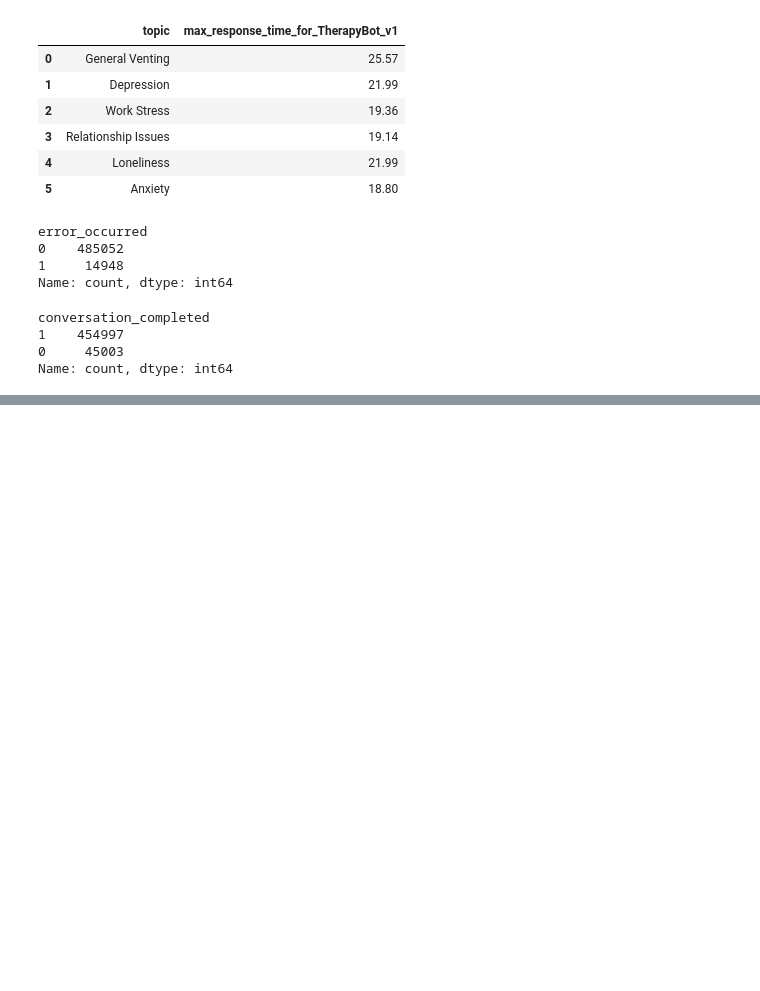
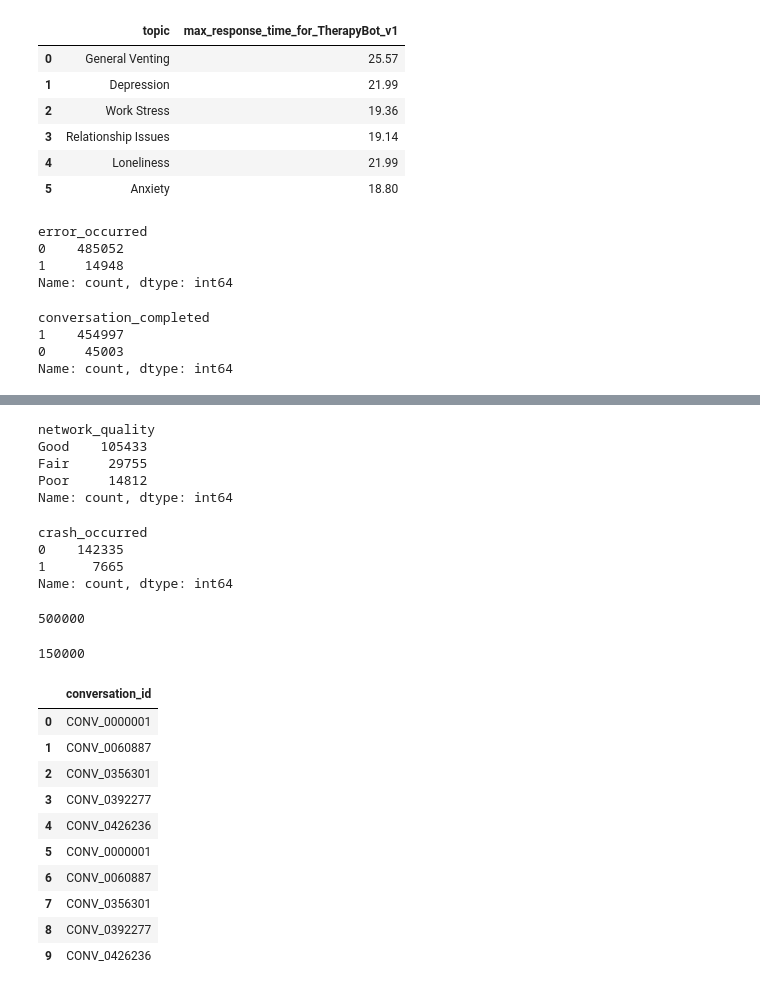
Before and after one commit to vishva0710/ai-chatbot-user-retention-analysis, a Jupyter notebook: AI_Chatbot_User_Retention_Analysis.ipynb, the cells around one changed output, grey strips where cells are left out. Saved outputs shown, nothing was run; the diff lists cells and outputs as text; code cells hidden in the pictures; blank space fills up the shorter version.

```diff
--- a/AI_Chatbot_User_Retention_Analysis.ipynb
+++ b/AI_Chatbot_User_Retention_Analysis.ipynb
@@ -968,3 +974,41 @@ sec_date.head()
 | 2 | SES_000003 | USR_00387 | 1 | 2025-06-28 12:08:00 | 9 | 2025-06-28 12:17:00 | v2.3.0 | ... |
 | 3 | SES_000004 | USR_05324 | 1 | 2025-04-28 22:15:00 | 25 | 2025-04-28 22:40:00 | v2.2.0 | ... |
 | 4 | SES_000005 | USR_08602 | 1 | 2025-02-10 02:22:00 | 12 | 2025-02-10 02:34:00 | v2.1.0 | ... |
+# %%
+sec_date['network_quality'].value_counts()
+# %% [output]
+network_quality
+Good    105433
+Fair     29755
+Poor     14812
+Name: count, dtype: int64
+# %%
+sec_date['crash_occurred'].value_counts()
+# %% [output]
+crash_occurred
+0    142335
+1      7665
+Name: count, dtype: int64
+# %%
+con_data.shape[0]
+# %% [output]
+500000
+# %%
+sec_date.shape[0]
+# %% [output]
+150000
+# %%
+query="select conversation_id from con_data where session_id ='SES_148019' limit 10 "
+pd.read_sql(query,engin)
+# %% [output]
+|  | conversation_id |
+| 0 | CONV_0000001 |
+| 1 | CONV_0060887 |
+| 2 | CONV_0356301 |
+| 3 | CONV_0392277 |
+| 4 | CONV_0426236 |
+| 5 | CONV_0000001 |
+| 6 | CONV_0060887 |
+| 7 | CONV_0356301 |
+| 8 | CONV_0392277 |
+| 9 | CONV_0426236 |
```
Also changed, not shown: parts of 19 cells of this notebook.
